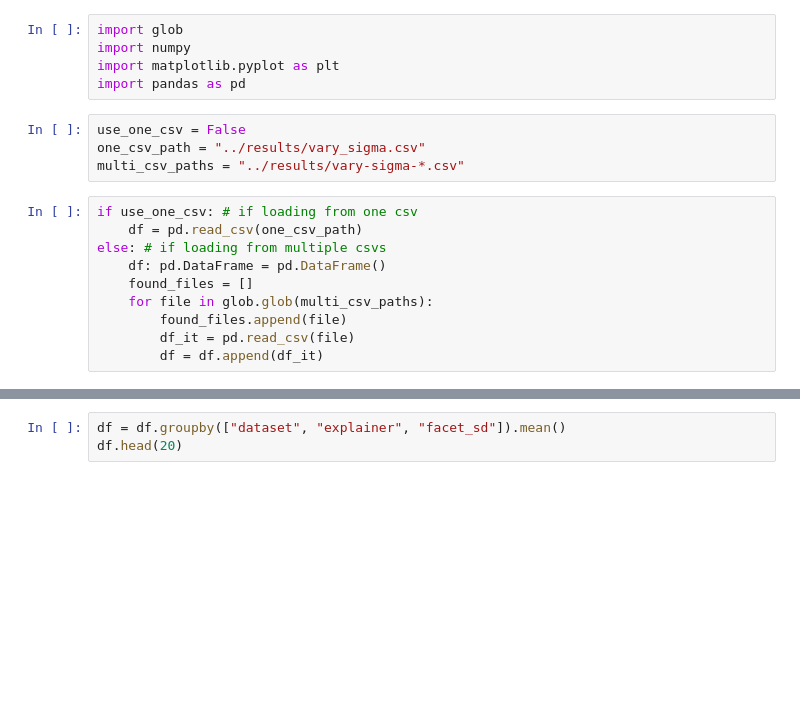
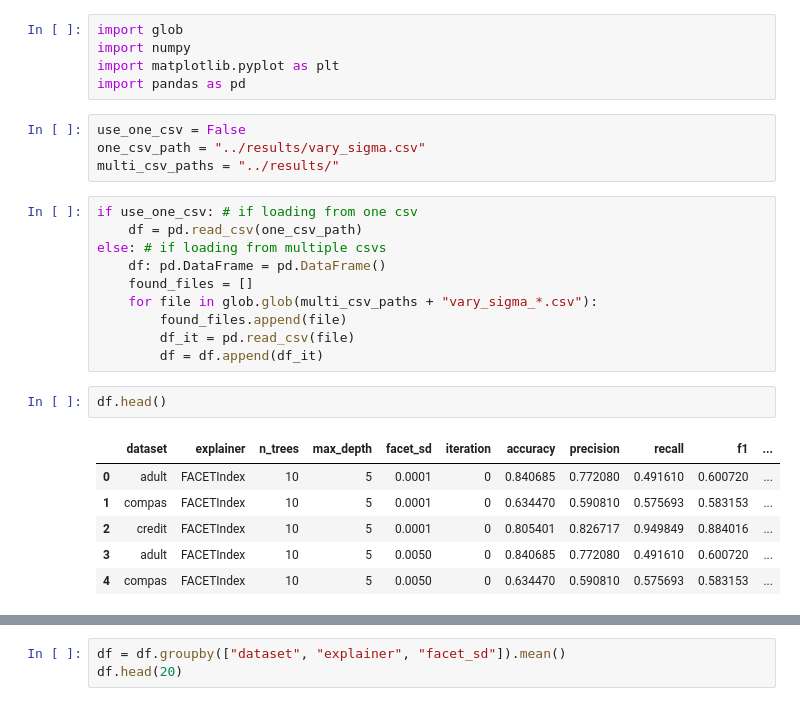
Before and after one commit to PeterVanNostrand/FACET, a Jupyter notebook: figures/vary_sigma.ipynb, the cells around one changed output, grey strips where cells are left out. Drawn from its saved outputs; the diff is of its cells as text; blank space fills up the shorter version.

```diff
--- a/figures/vary_sigma.ipynb
+++ b/figures/vary_sigma.ipynb
@@ -6,17 +6,26 @@ import pandas as pd
 # %%
 use_one_csv = False
 one_csv_path = "../results/vary_sigma.csv"
-multi_csv_paths = "../results/vary-sigma-*.csv"
+multi_csv_paths = "../results/"
 # %%
 if use_one_csv: # if loading from one csv
     df = pd.read_csv(one_csv_path)
 else: # if loading from multiple csvs
     df: pd.DataFrame = pd.DataFrame()
     found_files = []
-    for file in glob.glob(multi_csv_paths):
+    for file in glob.glob(multi_csv_paths + "vary_sigma_*.csv"):
         found_files.append(file)
         df_it = pd.read_csv(file)
         df = df.append(df_it)
+# %%
+df.head()
+# %% [output]
+|  | dataset | explainer | n_trees | max_depth | facet_sd | iteration | accuracy | precision | recall | f1 | ... |
+| 0 | adult | FACETIndex | 10 | 5 | 0.0001 | 0 | 0.840685 | 0.772080 | 0.491610 | 0.600720 | ... |
+| 1 | compas | FACETIndex | 10 | 5 | 0.0001 | 0 | 0.634470 | 0.590810 | 0.575693 | 0.583153 | ... |
+| 2 | credit | FACETIndex | 10 | 5 | 0.0001 | 0 | 0.805401 | 0.826717 | 0.949849 | 0.884016 | ... |
+| 3 | adult | FACETIndex | 10 | 5 | 0.0050 | 0 | 0.840685 | 0.772080 | 0.491610 | 0.600720 | ... |
+| 4 | compas | FACETIndex | 10 | 5 | 0.0050 | 0 | 0.634470 | 0.590810 | 0.575693 | 0.583153 | ... |
 # %%
 print("files: {}".format(found_files))
 found_ds = list(df["dataset"].unique())
```
Also changed, not shown: parts of 3 cells of this notebook, 3 other files.
